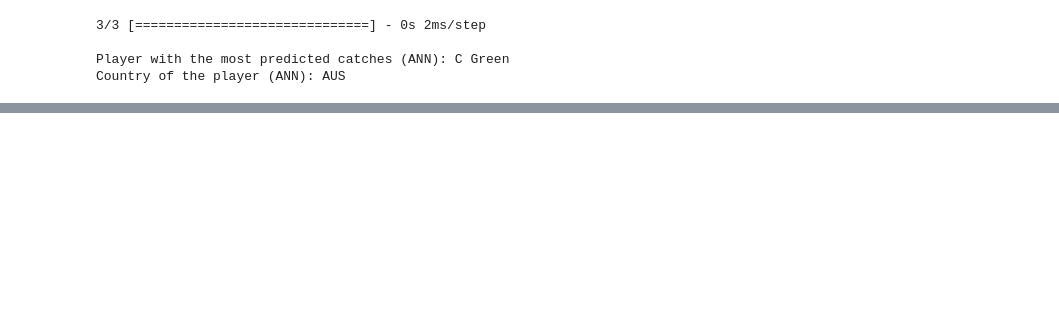
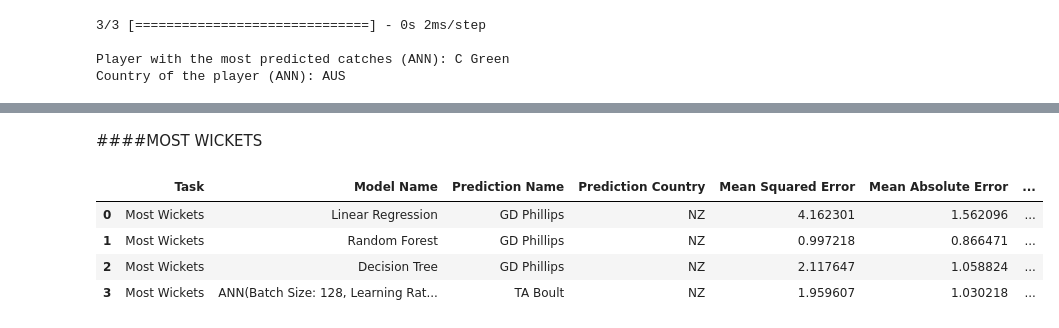
Before and after one commit to Chinmaya54/DM_Challenge_WC_Winner, a Jupyter notebook: Data_Mining(Scrapped)_CP_03_Riya.ipynb, the cells around one changed output, grey strips where cells are left out. Cells and saved outputs as stored; diff of their text form; code cells hidden in the pictures; blank space fills up the shorter version.

```diff
--- a/Data_Mining(Scrapped)_CP_03_Riya.ipynb
+++ b/Data_Mining(Scrapped)_CP_03_Riya.ipynb
@@ -1373,0 +1528,56 @@ Country of the player (ANN): AUS
+# %% [markdown]
+####MOST WICKETS
+# %%
+import pandas as pd
+
+# Model results
+linear_regression_results = {
+    "Task": "Most Wickets",
+    "Model Name": "Linear Regression",
+    "Prediction Name": "GD Phillips",
+    "Prediction Country": "NZ",
+    "Mean Squared Error": 4.1623012799262735,
+    "Mean Absolute Error": 1.5620957253653132,
+    "R-squared": 0.7841935647831552
+}
+
+random_forest_results = {
+    "Task": "Most Wickets",
+    "Model Name": "Random Forest",
+    "Prediction Name": "GD Phillips",
+    "Prediction Country": "NZ",
+    "Mean Squared Error": 0.9972176470588233,
+    "Mean Absolute Error": 0.8664705882352941,
+    "R-squared": 0.9482963939720129
+}
+
+decision_tree_results = {
+    "Task": "Most Wickets",
+    "Model Name": "Decision Tree",
+    "Prediction Name": "GD Phillips",
+    "Prediction Country": "NZ",
+    "Mean Squared Error": 2.1176470588235294,
+    "Mean Absolute Error": 1.0588235294117647,
+    "R-squared": 0.8902045209903122
+}
+
+ann_results = {
+    "Task": "Most Wickets",
+    "Model Name": "ANN(Batch Size: 128, Learning Rate: 0.01)",
+    "Prediction Name": "TA Boult",
+    "Prediction Country": "NZ",
+    "Mean Squared Error": 1.959606941672368,
+    "Mean Absolute Error": 1.030217773774091,
+    "R-squared": 0.947697967663159
+}
+
+model_results_bowlers = pd.DataFrame([linear_regression_results, random_forest_results, decision_tree_results, ann_results])
+
+# Display the table
+model_results_bowlers
+# %% [output]
+|  | Task | Model Name | Prediction Name | Prediction Country | Mean Squared Error | Mean Absolute Error | ... |
+| 0 | Most Wickets | Linear Regression | GD Phillips | NZ | 4.162301 | 1.562096 | ... |
+| 1 | Most Wickets | Random Forest | GD Phillips | NZ | 0.997218 | 0.866471 | ... |
+| 2 | Most Wickets | Decision Tree | GD Phillips | NZ | 2.117647 | 1.058824 | ... |
+| 3 | Most Wickets | ANN(Batch Size: 128, Learning Rat... | TA Boult | NZ | 1.959607 | 1.030218 | ... |
```
Also changed, not shown: parts of 16 cells of this notebook.
